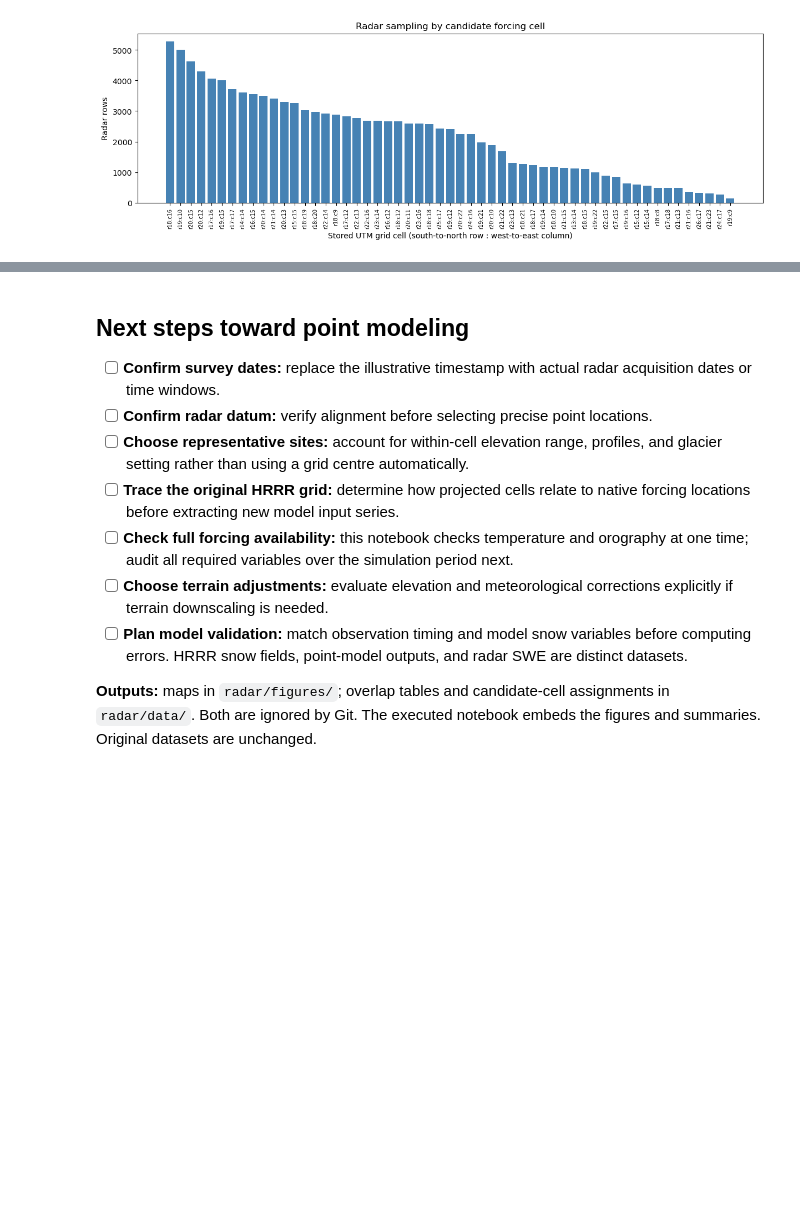
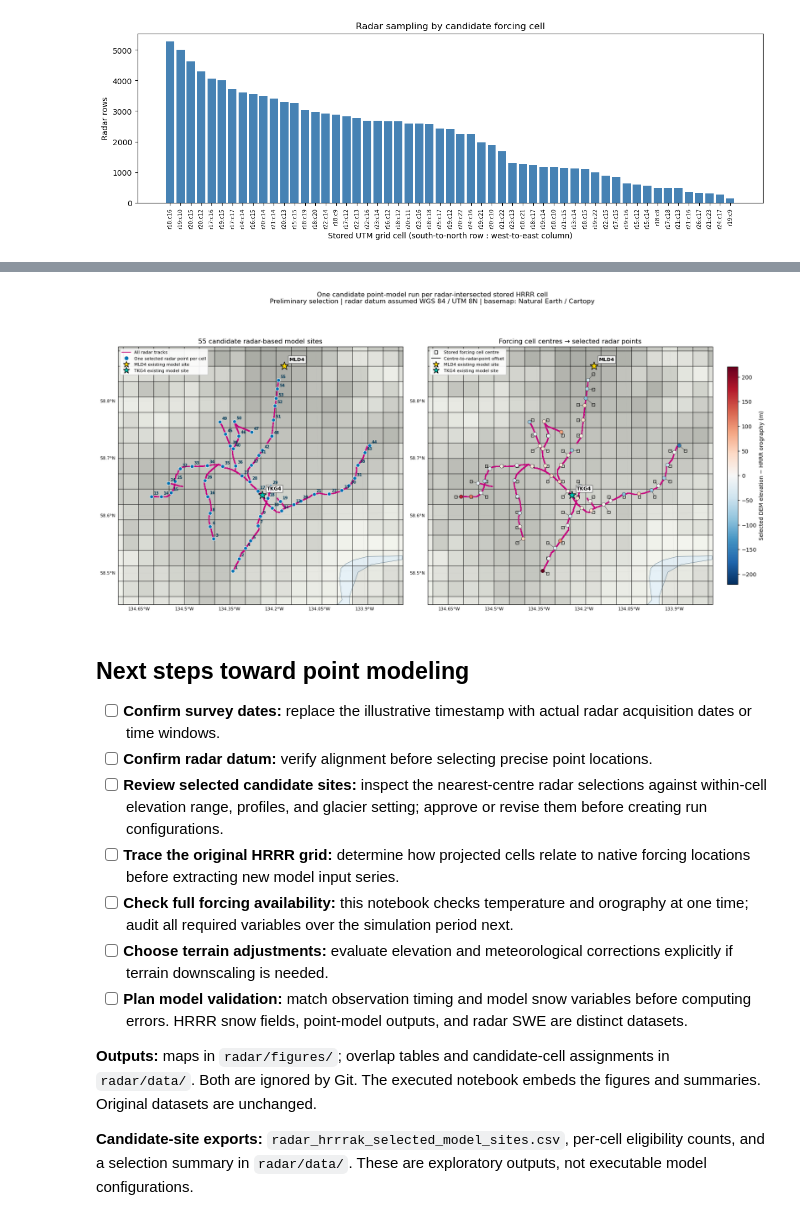
Before and after one commit to cassielumbrazo/jif_snow_modeling, a Jupyter notebook: radar/02_radar_hrrrak_dem_coverage.ipynb, the cells around one changed output, grey strips where cells are left out. Saved outputs shown, nothing was run; the diff lists cells and outputs as text; code cells hidden in the pictures; blank space fills up the shorter version.

```diff
--- a/radar/02_radar_hrrrak_dem_coverage.ipynb
+++ b/radar/02_radar_hrrrak_dem_coverage.ipynb
@@ -363,12 +515,64 @@ plt.show()
+# %%
+fig, axes = plt.subplots(1, 2, figsize=(17, 9), subplot_kw={'projection': map_crs}, constrained_layout=True)
+for ax in axes:
+    ax.set_xlim(zoom_bounds[0], zoom_bounds[2]); ax.set_ylim(zoom_bounds[1], zoom_bounds[3])
+    ax.add_feature(cfeature.OCEAN.with_scale('10m'), facecolor='#dcecf4', zorder=0)
+    ax.add_feature(cfeature.LAND.with_scale('10m'), facecolor='#eef0e7', zorder=0)
+    ax.pcolormesh(x_edges, y_edges, np.ma.masked_invalid(orography), transform=map_crs,
+                   cmap='Greys', alpha=0.3, shading='flat', edgecolors=(0, 0, 0, 0.35), linewidth=0.35, zorder=1)
+    ax.coastlines(resolution='10m', color='#38566b', linewidth=0.5, zorder=2)
+    ax.scatter(gx, gy, transform=map_crs, color='#c6007e', s=0.5, alpha=0.65, rasterized=True, zorder=3)
+    grid = ax.gridlines(draw_labels=True, linewidth=0.25, alpha=0.35)
+    grid.top_labels = False; grid.right_labels = False
+    grid.xlabel_style = {'size': 8}; grid.ylabel_style = {'size': 8}
+    for _, cell in eligibility_by_cell.loc[eligibility_by_cell.site_id.isna()].iterrows():
+        r, c = int(cell.grid_row_south_to_north), int(cell.grid_col_west_to_east)
+        ax.add_patch(Rectangle((x_edges[c], y_edges[r]), x_edges[c+1] - x_edges[c], y_edges[r+1] - y_edges[r],
+                                transform=map_crs, fill=False, edgecolor='darkorange', linewidth=2, zorder=4))
+axes[0].scatter(selected_sites.grid_x, selected_sites.grid_y, transform=map_crs,
+                 s=45, color='#0072b2', edgecolors='white', linewidths=0.8, zorder=5)
+for site in selected_sites.itertuples():
+    axes[0].annotate(str(site.map_number), xy=(site.grid_x, site.grid_y),
+                     xytext=(4, 4), textcoords='offset points', fontsize=7, color='#003957',
+                     fontweight='bold', zorder=6)
+    axes[1].plot([site.cell_centre_x, site.grid_x], [site.cell_centre_y, site.grid_y],
+                  transform=map_crs, color='#444444', linewidth=0.65, zorder=4)
+axes[1].scatter(selected_sites.cell_centre_x, selected_sites.cell_centre_y, transform=map_crs,
+                 marker='s', s=25, facecolors='none', edgecolors='black', linewidths=0.8, zorder=5)
+elevation_difference = selected_sites.dem_minus_hrrr_orography_m.to_numpy()
+limit = max(1.0, np.nanmax(np.abs(elevation_difference)))
+markers = axes[1].scatter(selected_sites.grid_x, selected_sites.grid_y, transform=map_crs,
+                           c=elevation_difference, cmap='RdBu_r', vmin=-limit, vmax=limit,
+                           s=45, edgecolors='black', linewidths=0.4, zorder=6)
+fig.colorbar(markers, ax=axes[1], shrink=0.65, label='Selected DEM elevation − HRRR orography (m)')
+for ax in axes:
+    add_reference_sites(ax)
+axes[0].set_title(f'{len(selected_sites)} candidate radar-based model sites')
+axes[1].set_title('Forcing cell centres → selected radar points')
+axes[0].legend(handles=[Line2D([], [], color='#c6007e', label='All radar tracks'),
+                        Line2D([], [], marker='o', color='#0072b2', linestyle='none', label='One selected radar point per cell')] + reference_site_handles,
+                loc='upper left', fontsize=8, framealpha=0.9)
+axes[1].legend(handles=[Line2D([], [], marker='s', markerfacecolor='none', color='black', linestyle='none', label='Stored forcing cell centre'),
+                        Line2D([], [], color='#444444', label='Centre-to-radar-point offset')] + reference_site_handles,
+                loc='upper left', fontsize=8, framealpha=0.9)
+fig.suptitle('One candidate point-model run per radar-intersected stored HRRR cell\n'
+             'Preliminary selection | radar datum assumed WGS 84 / UTM 8N | basemap: Natural Earth / Cartopy', fontsize=12)
+if SAVE_OUTPUTS:
+    fig.savefig(FIGURE_DIR / 'radar_hrrrak_selected_model_sites.png', dpi=180, bbox_inches='tight')
+plt.show()
+# %% [output]
+[figure, added]
 # %% [markdown]
 ## Next steps toward point modeling
 
 - [ ] **Confirm survey dates:** replace the illustrative timestamp with actual radar acquisition dates or time windows.
 - [ ] **Confirm radar datum:** verify alignment before selecting precise point locations.
-- [ ] **Choose representative sites:** account for within-cell elevation range, profiles, and glacier setting rather than using a grid centre automatically.
+- [ ] **Review selected candidate sites:** inspect the nearest-centre radar selections against within-cell elevation range, profiles, and glacier setting; approve or revise them before creating run configurations.
 - [ ] **Trace the original HRRR grid:** determine how projected cells relate to native forcing locations before extracting new model input series.
 - [ ] **Check full forcing availability:** this notebook checks temperature and orography at one time; audit all required variables over the simulation period next.
 - [ ] **Choose terrain adjustments:** evaluate elevation and meteorological corrections explicitly if terrain downscaling is needed.
 - [ ] **Plan model validation:** match observation timing and model snow variables before computing errors. HRRR snow fields, point-model outputs, and radar SWE are distinct datasets.
 
 **Outputs:** maps in `radar/figures/`; overlap tables and candidate-cell assignments in `radar/data/`. Both are ignored by Git. The executed notebook embeds the figures and summaries. Original datasets are unchanged.
+
+**Candidate-site exports:** `radar_hrrrak_selected_model_sites.csv`, per-cell eligibility counts, and a selection summary in `radar/data/`. These are exploratory outputs, not executable model configurations.
```
Also changed, not shown: parts of 8 cells of this notebook, 1 other file.
